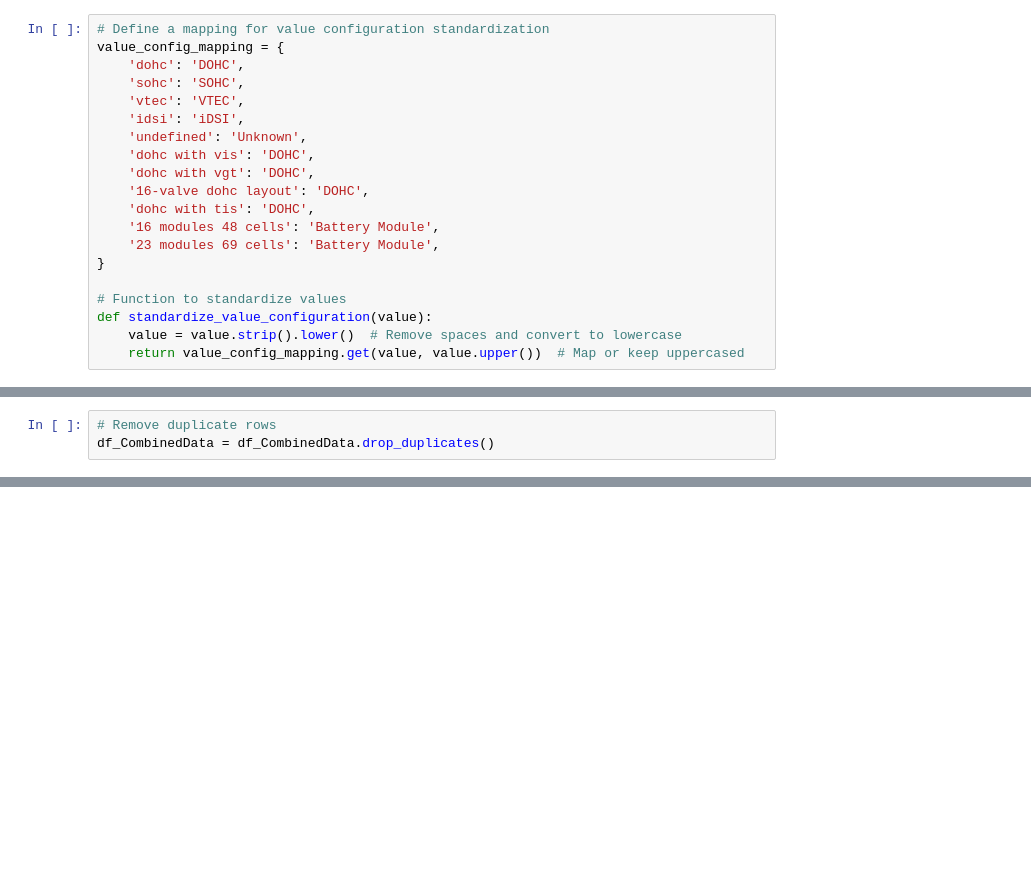
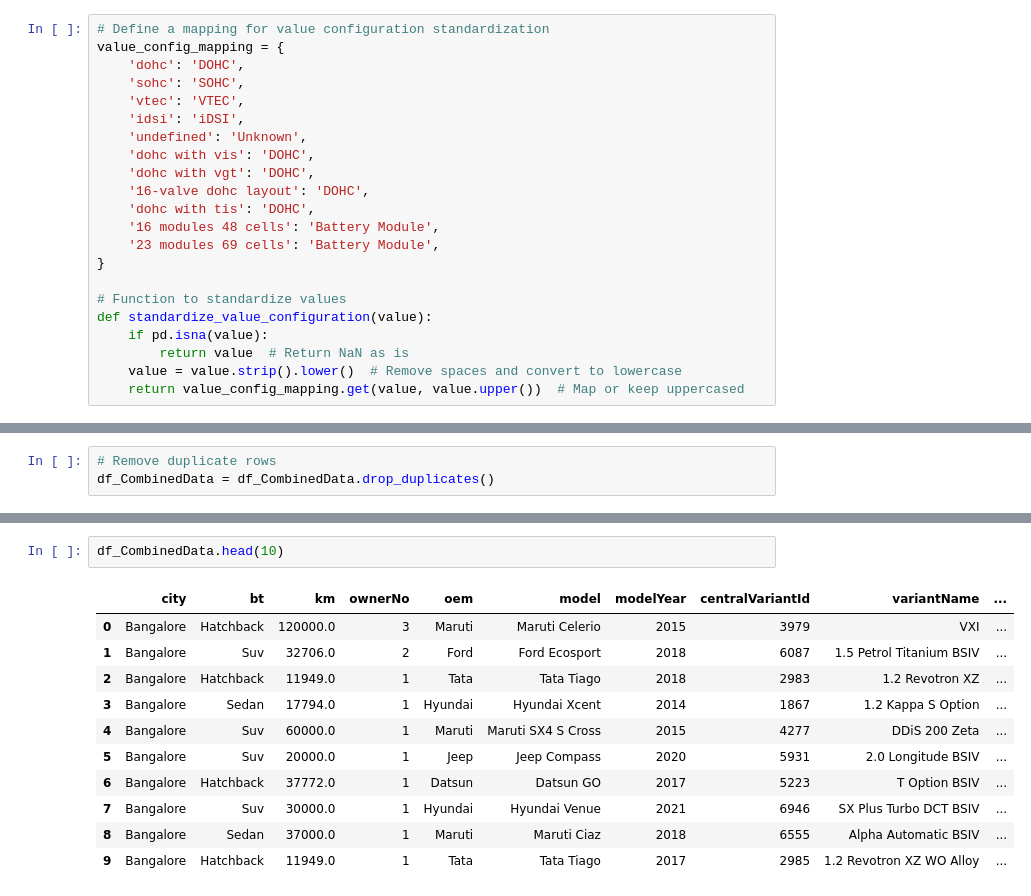
Before and after one commit to Kamalesh-Gandhi/UsedCar_Price_Prediction_Model, a Jupyter notebook: Data_PreProcessing.ipynb, the cells around one changed output, grey strips where cells are left out. Saved outputs shown, nothing was run; the diff lists cells and outputs as text; blank space fills up the shorter version.

```diff
--- a/Data_PreProcessing.ipynb
+++ b/Data_PreProcessing.ipynb
@@ -1001,6 +1004,8 @@ value_config_mapping = {
 
 # Function to standardize values
 def standardize_value_configuration(value):
+    if pd.isna(value):
+        return value  # Return NaN as is
     value = value.strip().lower()  # Remove spaces and convert to lowercase
     return value_config_mapping.get(value, value.upper())  # Map or keep uppercased
 # %%
@@ -1631,0 +1695,14 @@ df_CombinedData = df_CombinedData.drop_duplicates()
+# %%
+df_CombinedData.head(10)
+# %% [output]
+|  | city | bt | km | ownerNo | oem | model | modelYear | centralVariantId | variantName | ... |
+| 0 | Bangalore | Hatchback | 120000.0 | 3 | Maruti | Maruti Celerio | 2015 | 3979 | VXI | ... |
+| 1 | Bangalore | Suv | 32706.0 | 2 | Ford | Ford Ecosport | 2018 | 6087 | 1.5 Petrol Titanium BSIV | ... |
+| 2 | Bangalore | Hatchback | 11949.0 | 1 | Tata | Tata Tiago | 2018 | 2983 | 1.2 Revotron XZ | ... |
+| 3 | Bangalore | Sedan | 17794.0 | 1 | Hyundai | Hyundai Xcent | 2014 | 1867 | 1.2 Kappa S Option | ... |
+| 4 | Bangalore | Suv | 60000.0 | 1 | Maruti | Maruti SX4 S Cross | 2015 | 4277 | DDiS 200 Zeta | ... |
+| 5 | Bangalore | Suv | 20000.0 | 1 | Jeep | Jeep Compass | 2020 | 5931 | 2.0 Longitude BSIV | ... |
+| 6 | Bangalore | Hatchback | 37772.0 | 1 | Datsun | Datsun GO | 2017 | 5223 | T Option BSIV | ... |
+| 7 | Bangalore | Suv | 30000.0 | 1 | Hyundai | Hyundai Venue | 2021 | 6946 | SX Plus Turbo DCT BSIV | ... |
+| 8 | Bangalore | Sedan | 37000.0 | 1 | Maruti | Maruti Ciaz | 2018 | 6555 | Alpha Automatic BSIV | ... |
+| 9 | Bangalore | Hatchback | 11949.0 | 1 | Tata | Tata Tiago | 2017 | 2985 | 1.2 Revotron XZ WO Alloy | ... |
```
Also changed, not shown: parts of 27 cells of this notebook, 1 other file.
